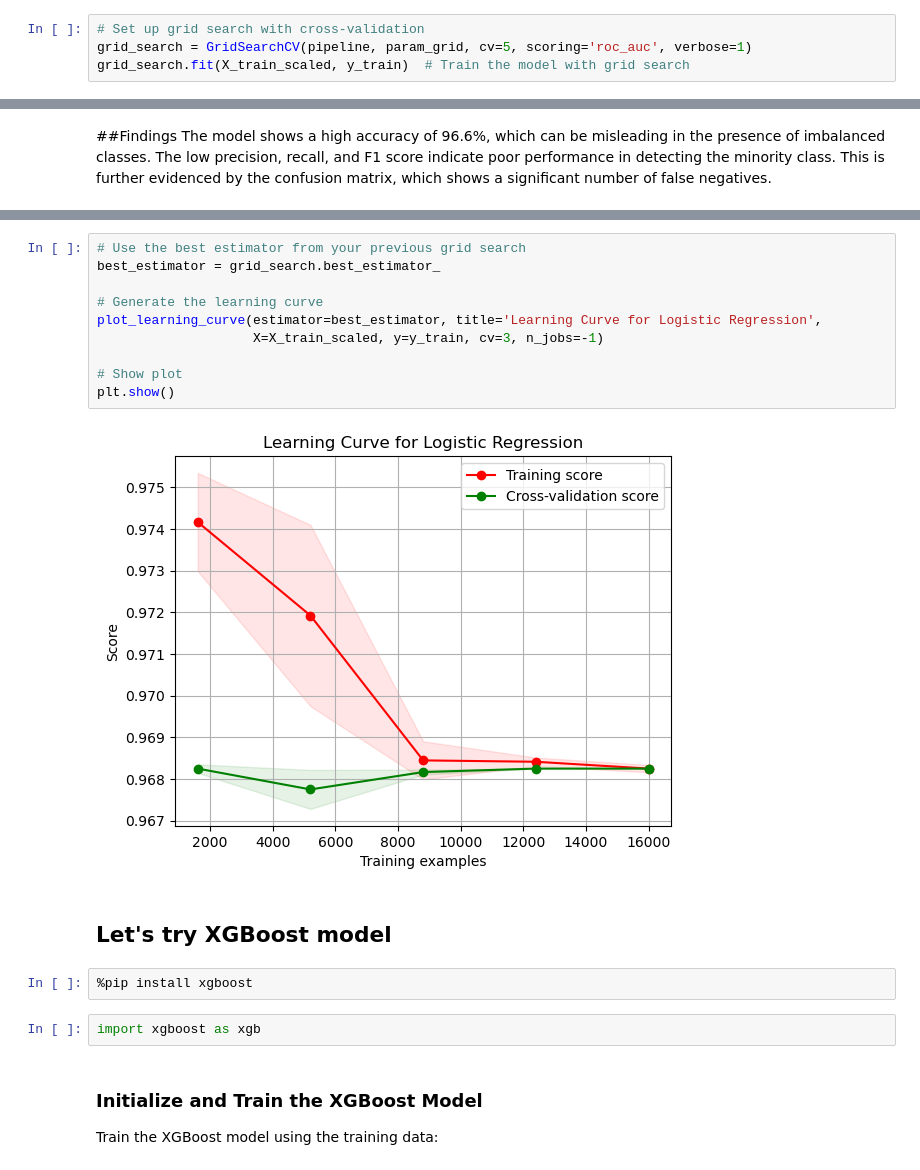
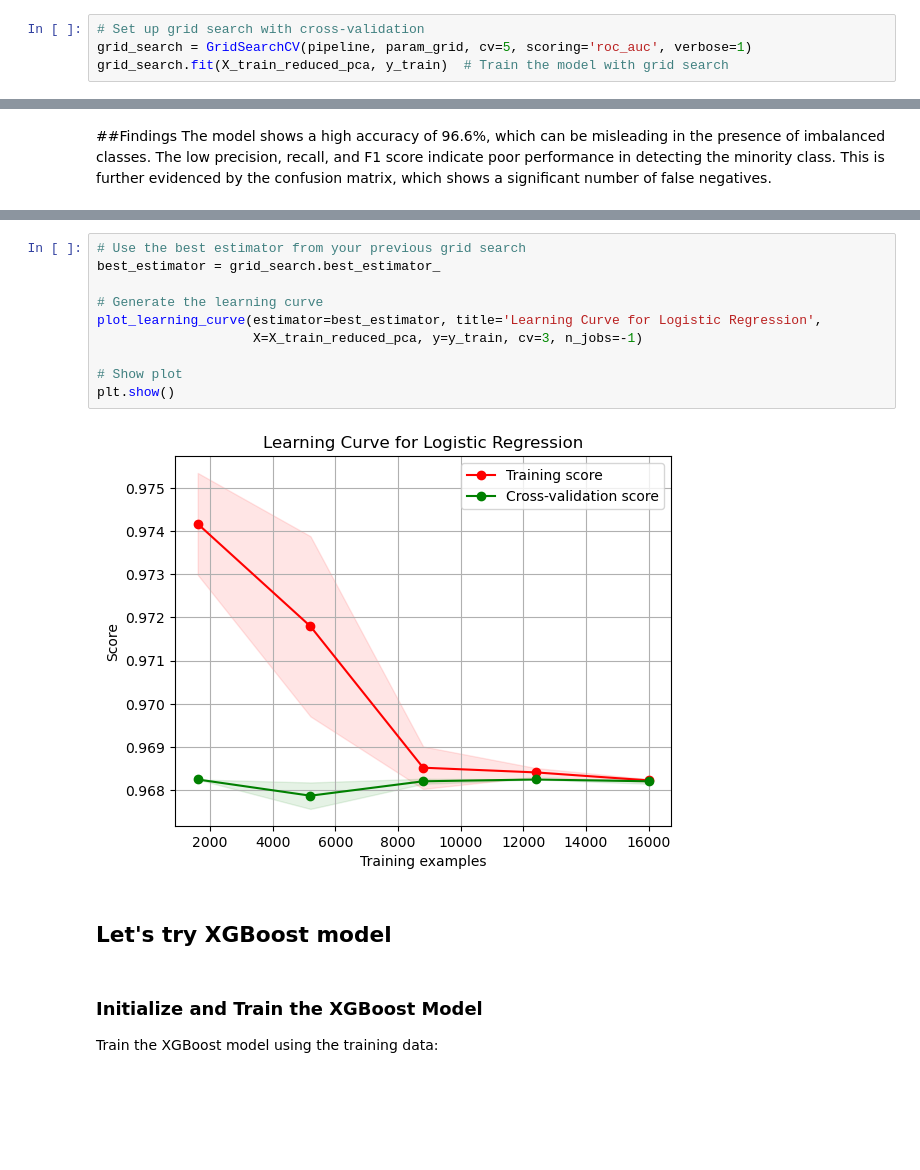
Before and after one commit to DataScienceAndEngineering/machine-learning-dse-i210-final-project-credit-risk, a Jupyter notebook: notebooks/am_regression_model.ipynb, the cells around one changed output, grey strips where cells are left out. Saved outputs shown, nothing was run; the diff lists cells and outputs as text; blank space fills up the shorter version.

Commit message:
added final model Regression + XGBoost

```diff
--- a/notebooks/am_regression_model.ipynb
+++ b/notebooks/am_regression_model.ipynb
@@ -270,7 +282,7 @@ Keeping 95% of explained variance, therefore transforming  the space into 500 pr
 # %%
 # Set up grid search with cross-validation
 grid_search = GridSearchCV(pipeline, param_grid, cv=5, scoring='roc_auc', verbose=1)
-grid_search.fit(X_train_scaled, y_train)  # Train the model with grid search
+grid_search.fit(X_train_reduced_pca, y_train)  # Train the model with grid search
 # %% [output]
 Fitting 5 folds for each of 36 candidates, totalling 180 fits
 GridSearchCV(cv=5,
@@ -427,21 +432,17 @@ def plot_learning_curve(estimator, title, X, y, ylim=None, cv=None,
 # %%
 # Use the best estimator from your previous grid search
 best_estimator = grid_search.best_estimator_
 
 # Generate the learning curve
 plot_learning_curve(estimator=best_estimator, title='Learning Curve for Logistic Regression',
-                    X=X_train_scaled, y=y_train, cv=3, n_jobs=-1)
+                    X=X_train_reduced_pca, y=y_train, cv=3, n_jobs=-1)
 
 # Show plot
 plt.show()
 # %% [output]
-[figure, old version]
+[figure, new version]
 # %% [markdown]
 ## Let's try XGBoost model
-# %%
-%pip install xgboost
-# %%
-import xgboost as xgb
 # %% [markdown]
 ### Initialize and Train the XGBoost Model
 Train the XGBoost model using the training data:
```
Also changed, not shown: parts of 13 cells of this notebook, 1 other file.
